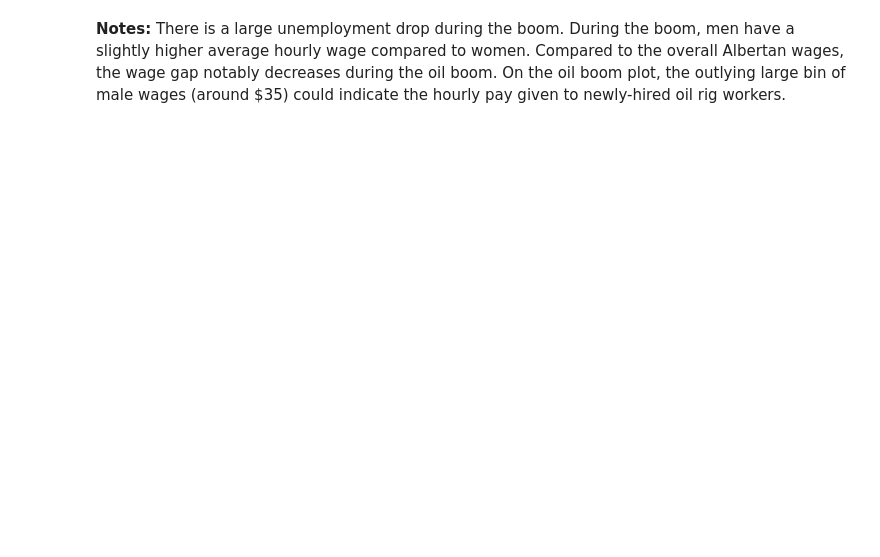
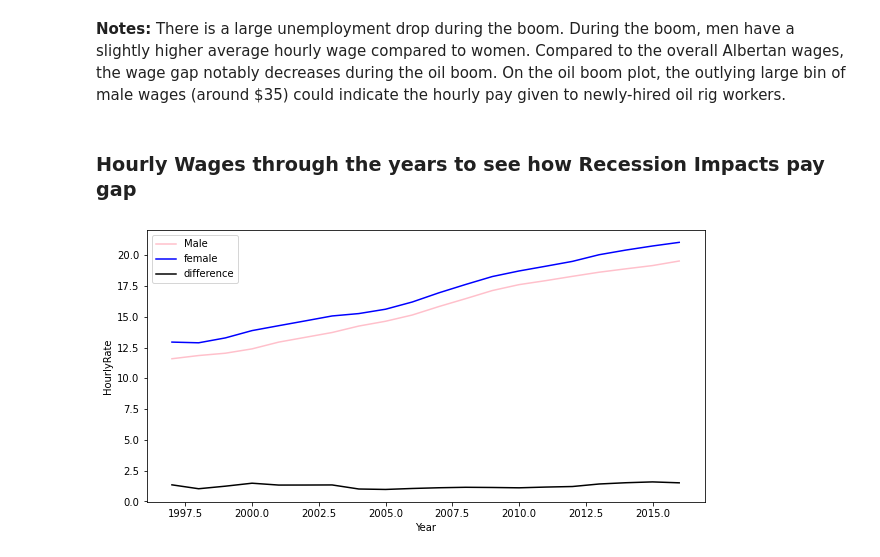
Before and after one commit to cuatro444/Canadian-Wages-Hackathon, a Jupyter notebook: CanadianWages.ipynb, the cells around one changed output. Cells and saved outputs as stored; diff of their text form; code cells hidden in the pictures; blank space fills up the shorter version.

```diff
--- a/CanadianWages.ipynb
+++ b/CanadianWages.ipynb
@@ -178,2 +186,37 @@ plt.show()
 # %% [markdown]
 **Notes:** There is a large unemployment drop during the boom. During the boom, men have a slightly higher average hourly wage compared to women. Compared to the overall Albertan wages, the wage gap notably decreases during the oil boom. On the oil boom plot, the outlying large bin of male wages (around $35) could indicate the hourly pay given to newly-hired oil rig workers.
+# %% [markdown]
+### Hourly Wages through the years to see how Recession Impacts pay gap
+# %%
+#Get the hourly wages from female and male
+dfHourly_female = dfHourly[dfHourly['Sex'] == '  Female']
+dfHourly_male = dfHourly[dfHourly['Sex'] == '  Male']
+# %%
+# Go through the years and observe the difference
+years = list(set(np.sort(dfHourly_female['Year'].values)))
+male_means, female_means= [], []
+difference = []
+
+# Iterate through the years and find the mean and their differences
+for year in years:
+
+    # Find the mean for each
+    femaleMean_yearly = dfHourly_female[dfHourly_female['Year'] == year]['Value'].mean()
+    maleMean_yearly = dfHourly_male[dfHourly_male['Year'] == year]['Value'].mean()
+    diff = maleMean_yearly - femaleMean_yearly
+
+    # Append the mean for each
+    female_means.append(femaleMean_yearly)
+    male_means.append(maleMean_yearly)
+    difference.append(diff)
+# %%
+plt.figure(figsize = (10, 5))
+plt.plot(years, female_means, color = 'pink', label = 'Male')
+plt.plot(years, male_means, color = 'blue', label = 'female')
+plt.plot(years, difference, color = 'black', label = 'difference')
+plt.legend(loc='upper left')
+plt.xlabel("Year")
+plt.ylabel("HourlyRate")
+plt.show()
+# %% [output]
+[figure, added]
```
Also changed, not shown: parts of 17 cells of this notebook, 1 other file.
